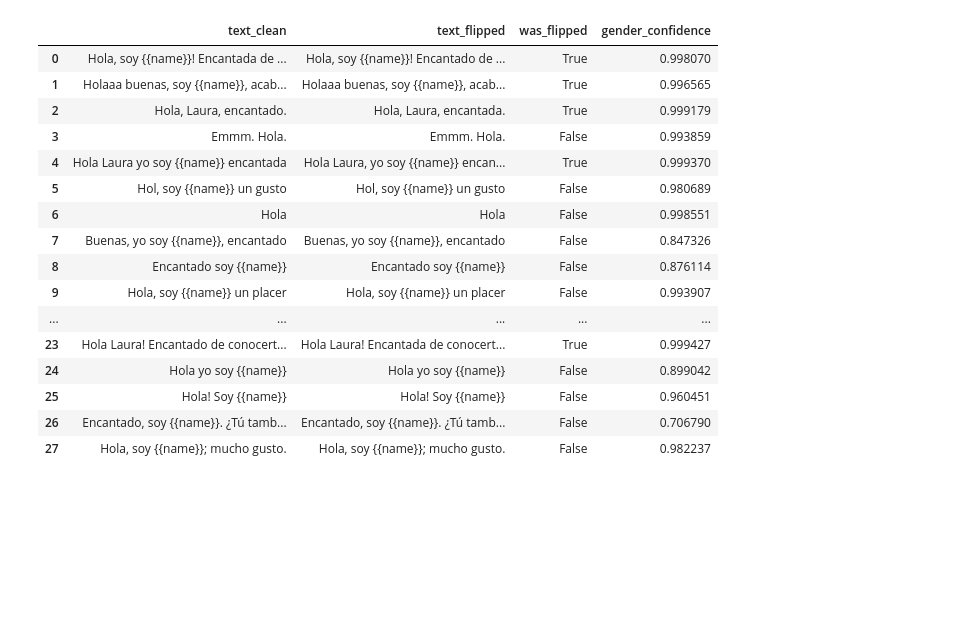
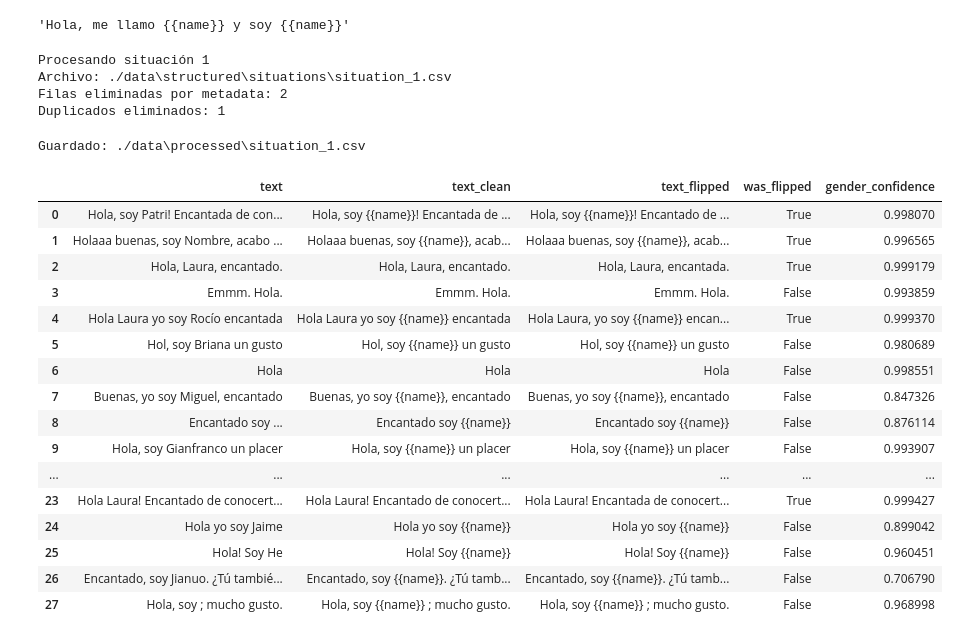
Before and after one commit to MattCastUCM/JustShare, a Jupyter notebook: server/adaptation/2_clean_situations.ipynb, the cells around one changed output. Drawn from its saved outputs; the diff is of its cells as text; code cells hidden in the pictures; blank space fills up the shorter version.

Commit message:
Muchos cambios

```diff
--- a/server/adaptation/2_clean_situations.ipynb
+++ b/server/adaptation/2_clean_situations.ipynb
@@ -11,5 +9,22 @@ from typing import Optional
 # %%
 pd.set_option('display.max_colwidth', None)
+# %%
+data_dir = "./data"
+name_whitelist_path = os.path.join(data_dir, "name_whitelist.txt")
+spanish_names_path = os.path.join(data_dir, "nombres-propios-es.txt")
+
+raw_dir = os.path.join(data_dir, "structured", "situations")
+processed_dir = os.path.join(data_dir, "processed")
+# %%
+name_anonymizer = NameAnonymizer(
+    names_path=spanish_names_path,
+    whitelist_path=name_whitelist_path,
+    replacement="{{name}}"
+)
+# %%
+name_anonymizer.anonymize_names("Hola, me llamo Juan y soy Juan")
+# %% [output]
+'Hola, me llamo {{name}} y soy {{name}}'
 # %%
 class SituationProcessor:
     NEUTRAL_LABEL = "neutral"
@@ -24,19 +39,17 @@ class SituationProcessor:
         "femenino": "masculino",
     }
 
-    def __init__(self, raw_dir: str, processed_dir: str, metadata_path: str, threshold: float = 0.98, name_replacements: Optional[set[str]] = None):
+    def __init__(self, raw_dir: str, processed_dir: str, metadata_path: str, name_anonymizer: NameAnonymizer, threshold: float = 0.98):
         self.raw_dir = raw_dir
         self.processed_dir = processed_dir
+        self.name_anonymizer = name_anonymizer
         self.threshold = threshold
-
-        self.name_replacements = name_replacements or set()
 
         os.makedirs(self.processed_dir, exist_ok=True)
 
         with open(metadata_path, "r", encoding="utf-8") as f:
             self.metadata = json.load(f)
 
-        self.nlp = spacy.load("es_core_news_sm")
         self.clf = GenderClassifier()
         self.chain = GenderRewrite()
 
@@ -83,12 +96,7 @@ class SituationProcessor:
         df = df[df["text"].notna()].copy()
 
         # Sustituir nombres de personas por "{{name}}"
-        df["text_clean"] = df["text"].apply(
-            lambda text: anonymize_names(
-                text,
-                name_replacements=self.name_replacements
-            )
-        )
+        df["text_clean"] = df["text"].apply(self.name_anonymizer.anonymize_names)
 
         before = len(df)
 
@@ -153,7 +161,7 @@ class SituationProcessor:
         # Se vuelve a anonimizar por si el LLM ha producido algún cambio raro
         df["text_flipped"] = (
             df["text_flipped"]
-            .apply(anonymize_names)
+            .apply(self.name_anonymizer.anonymize_names)
         )
 
         df.to_csv(processed_path, index=False)
@@ -183,27 +187,33 @@ processor = SituationProcessor(
     raw_dir=raw_dir,
     processed_dir=processed_dir,
     metadata_path="./metadata.json",
-    name_replacements={"María"}
+    name_anonymizer=name_anonymizer
 )
 # %%
 df = processor.process_situation(1)
+# %% [output]
+Procesando situación 1
+Archivo: ./data\structured\situations\situation_1.csv
+Filas eliminadas por metadata: 2
+Duplicados eliminados: 1
+Guardado: ./data\processed\situation_1.csv
 # %%
-display(df[["text_clean", "text_flipped", "was_flipped", "gender_confidence"]])
+display(df[["text", "text_clean", "text_flipped", "was_flipped", "gender_confidence"]])
 # %% [output]
-|  | text_clean | text_flipped | was_flipped | gender_confidence |
-| 0 | Hola, soy {{name}}! Encantada de ... | Hola, soy {{name}}! Encantado de ... | True | 0.998070 |
-| 1 | Holaaa buenas, soy {{name}}, acab... | Holaaa buenas, soy {{name}}, acab... | True | 0.996565 |
-| 2 | Hola, Laura, encantado. | Hola, Laura, encantada. | True | 0.999179 |
-| 3 | Emmm. Hola. | Emmm. Hola. | False | 0.993859 |
-| 4 | Hola Laura yo soy {{name}} encantada | Hola Laura, yo soy {{name}} encan... | True | 0.999370 |
-| 5 | Hol, soy {{name}} un gusto | Hol, soy {{name}} un gusto | False | 0.980689 |
-| 6 | Hola | Hola | False | 0.998551 |
-| 7 | Buenas, yo soy {{name}}, encantado | Buenas, yo soy {{name}}, encantado | False | 0.847326 |
-| 8 | Encantado soy {{name}} | Encantado soy {{name}} | False | 0.876114 |
-| 9 | Hola, soy {{name}} un placer | Hola, soy {{name}} un placer | False | 0.993907 |
-| ... | ... | ... | ... | ... |
-| 23 | Hola Laura! Encantado de conocert... | Hola Laura! Encantada de conocert... | True | 0.999427 |
-| 24 | Hola yo soy {{name}} | Hola yo soy {{name}} | False | 0.899042 |
-| 25 | Hola! Soy {{name}} | Hola! Soy {{name}} | False | 0.960451 |
-| 26 | Encantado, soy {{name}}. ¿Tú tamb... | Encantado, soy {{name}}. ¿Tú tamb... | False | 0.706790 |
-| 27 | Hola, soy {{name}}; mucho gusto. | Hola, soy {{name}}; mucho gusto. | False | 0.982237 |
+|  | text | text_clean | text_flipped | was_flipped | gender_confidence |
+| 0 | Hola, soy Patri! Encantada de con... | Hola, soy {{name}}! Encantada de ... | Hola, soy {{name}}! Encantado de ... | True | 0.998070 |
+| 1 | Holaaa buenas, soy Nombre, acabo ... | Holaaa buenas, soy {{name}}, acab... | Holaaa buenas, soy {{name}}, acab... | True | 0.996565 |
+| 2 | Hola, Laura, encantado. | Hola, Laura, encantado. | Hola, Laura, encantada. | True | 0.999179 |
+| 3 | Emmm. Hola. | Emmm. Hola. | Emmm. Hola. | False | 0.993859 |
+| 4 | Hola Laura yo soy Rocío encantada | Hola Laura yo soy {{name}} encantada | Hola Laura, yo soy {{name}} encan... | True | 0.999370 |
+| 5 | Hol, soy Briana un gusto | Hol, soy {{name}} un gusto | Hol, soy {{name}} un gusto | False | 0.980689 |
+| 6 | Hola | Hola | Hola | False | 0.998551 |
+| 7 | Buenas, yo soy Miguel, encantado | Buenas, yo soy {{name}}, encantado | Buenas, yo soy {{name}}, encantado | False | 0.847326 |
+| 8 | Encantado soy ... | Encantado soy {{name}} | Encantado soy {{name}} | False | 0.876114 |
+| 9 | Hola, soy Gianfranco un placer | Hola, soy {{name}} un placer | Hola, soy {{name}} un placer | False | 0.993907 |
+| ... | ... | ... | ... | ... | ... |
+| 23 | Hola Laura! Encantado de conocert... | Hola Laura! Encantado de conocert... | Hola Laura! Encantada de conocert... | True | 0.999427 |
+| 24 | Hola yo soy Jaime | Hola yo soy {{name}} | Hola yo soy {{name}} | False | 0.899042 |
+| 25 | Hola! Soy He | Hola! Soy {{name}} | Hola! Soy {{name}} | False | 0.960451 |
+| 26 | Encantado, soy Jianuo. ¿Tú tambié... | Encantado, soy {{name}}. ¿Tú tamb... | Encantado, soy {{name}}. ¿Tú tamb... | False | 0.706790 |
+| 27 | Hola, soy ; mucho gusto. | Hola, soy {{name}} ; mucho gusto. | Hola, soy {{name}} ; mucho gusto. | False | 0.968998 |
```
Also changed, not shown: parts of 2 cells of this notebook, 25 other files.
